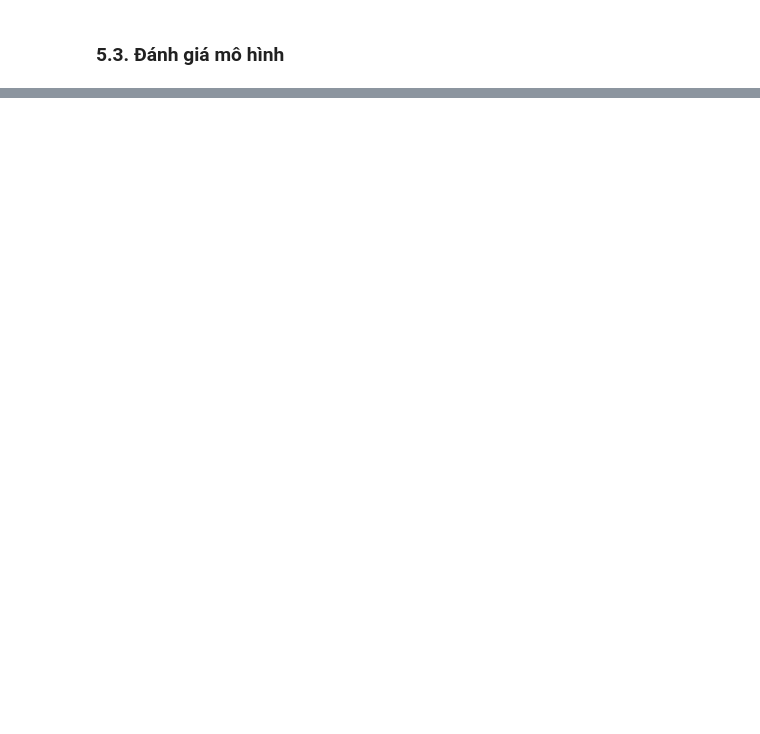
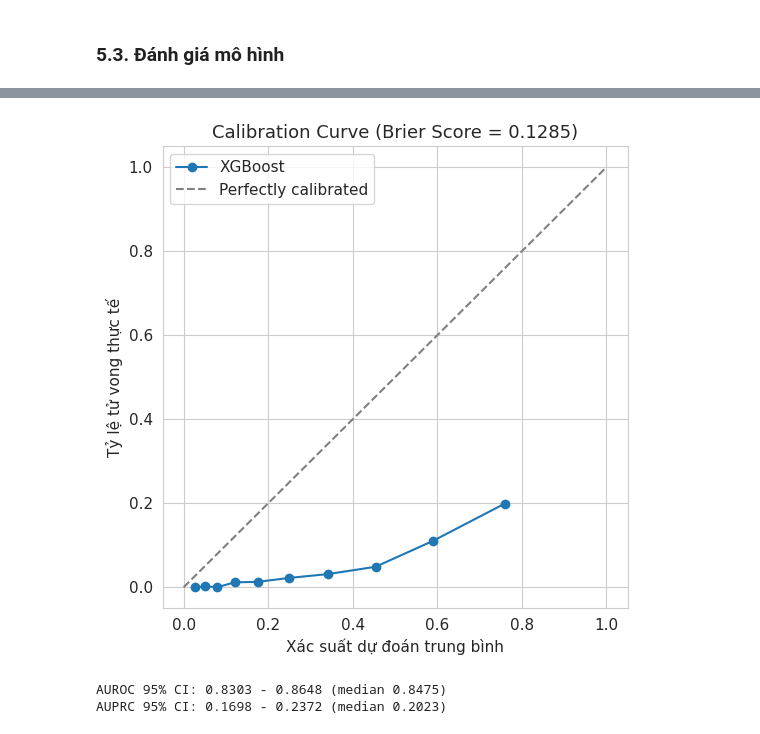
Before and after one commit to TienNguyen0712/hybrid-llm-tabular-pipeline-for-icu-mortality-prediction, a Jupyter notebook: notebooks/predict_mortality_using_mimic_iv_baseline_1.ipynb, the cells around one changed output, grey strips where cells are left out. Drawn from its saved outputs; the diff is of its cells as text; code cells hidden in the pictures; blank space fills up the shorter version.

```diff
--- a/notebooks/predict_mortality_using_mimic_iv_baseline_1.ipynb
+++ b/notebooks/predict_mortality_using_mimic_iv_baseline_1.ipynb
@@ -1165,3 +1222,15 @@ Kích thước bảng đặc trưng cấp bệnh nhân cuối cùng: (43124, 195
+# %%
+# Cân nặng dùng để chuẩn hoá: ưu tiên Weight đo được trong 24h đầu (giá trị 'last' hoặc 'mean')
+# Nếu thiếu, có thể lấy từ bảng riêng (admissions/omr) — ở đây dùng Weight_mean đã có sẵn trong patient_features
+weight_col = "Weight_mean"  # tên cột thực tế phụ thuộc cách đặt tên trong aggregate_patient_features
+
+if weight_col in patient_features.columns and "Urine_output_mL_mean" in patient_features.columns:
+    # Urine_output_mL_mean hiện là ml/giờ trung bình (vì đã group theo hour_bucket) -> chia cho cân nặng
+    valid_weight = patient_features[weight_col].between(20, 300)  # loại cân nặng phi lý
+    patient_features["UrineOutput_mLkgh"] = np.nan
+    patient_features.loc[valid_weight, "UrineOutput_mLkgh"] = (
+        patient_features.loc[valid_weight, "Urine_output_mL_mean"] / patient_features.loc[valid_weight, weight_col]
+    )
 # %%
 # Chia lại Train/Val/Test cho bảng đã tổng hợp, dựa theo đúng AdmissionID đã xác định ở bước 2.2
 train_df = patient_features[patient_features["AdmissionID"].isin(train_adm)].reset_index(drop=True)
@@ -1326,0 +1413,38 @@ plt.show()
+# %%
+from sklearn.calibration import calibration_curve
+from sklearn.metrics import brier_score_loss
+
+fig, ax = plt.subplots(figsize=(6, 6))
+prob_true, prob_pred = calibration_curve(y_test_xgb, test_proba, n_bins=10, strategy="quantile")
+ax.plot(prob_pred, prob_true, "o-", label="XGBoost")
+ax.plot([0, 1], [0, 1], "--", color="gray", label="Perfectly calibrated")
+ax.set_xlabel("Xác suất dự đoán trung bình")
+ax.set_ylabel("Tỷ lệ tử vong thực tế")
+ax.set_title(f"Calibration Curve (Brier Score = {brier_score_loss(y_test_xgb, test_proba):.4f})")
+ax.legend()
+plt.show()
+# %% [output]
+[figure, added]
+# %%
+import numpy as np
+
+def bootstrap_ci(y_true, y_proba, metric_func, n_bootstrap=1000, seed=42):
+    rng = np.random.RandomState(seed)
+    y_true = np.array(y_true)
+    y_proba = np.array(y_proba)
+    scores = []
+    n = len(y_true)
+    for _ in range(n_bootstrap):
+        idx = rng.randint(0, n, n)
+        if len(np.unique(y_true[idx])) < 2:
+            continue
+        scores.append(metric_func(y_true[idx], y_proba[idx]))
+    return np.percentile(scores, [2.5, 50, 97.5])
+
+auroc_ci = bootstrap_ci(y_test_xgb, test_proba, roc_auc_score)
+auprc_ci = bootstrap_ci(y_test_xgb, test_proba, average_precision_score)
+print(f"AUROC 95% CI: {auroc_ci[0]:.4f} - {auroc_ci[2]:.4f} (median {auroc_ci[1]:.4f})")
+print(f"AUPRC 95% CI: {auprc_ci[0]:.4f} - {auprc_ci[2]:.4f} (median {auprc_ci[1]:.4f})")
+# %% [output]
+AUROC 95% CI: 0.8303 - 0.8648 (median 0.8475)
+AUPRC 95% CI: 0.1698 - 0.2372 (median 0.2023)
```
Also changed, not shown: parts of 22 cells of this notebook.
